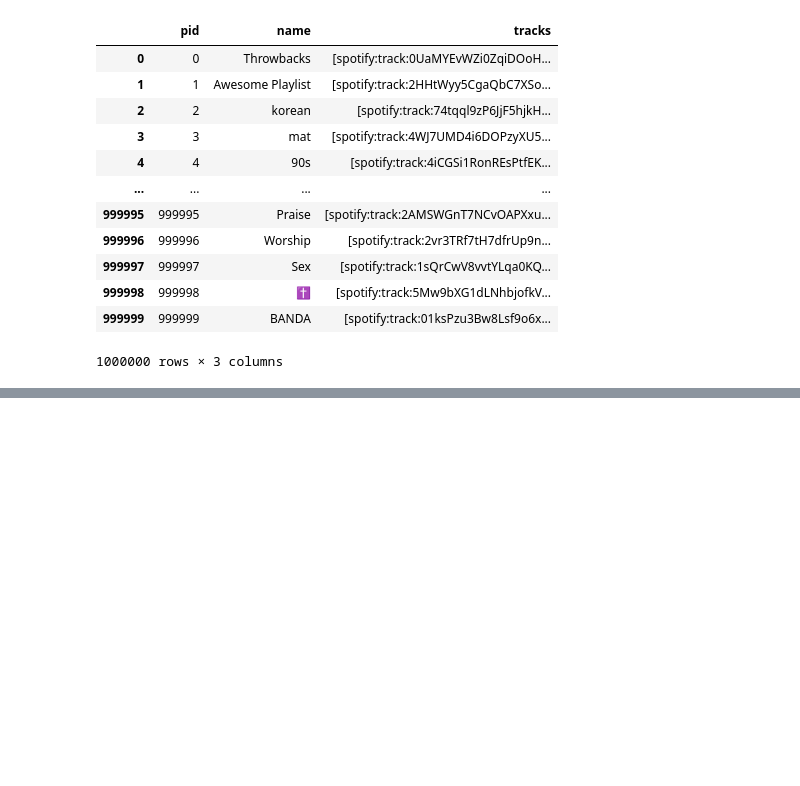
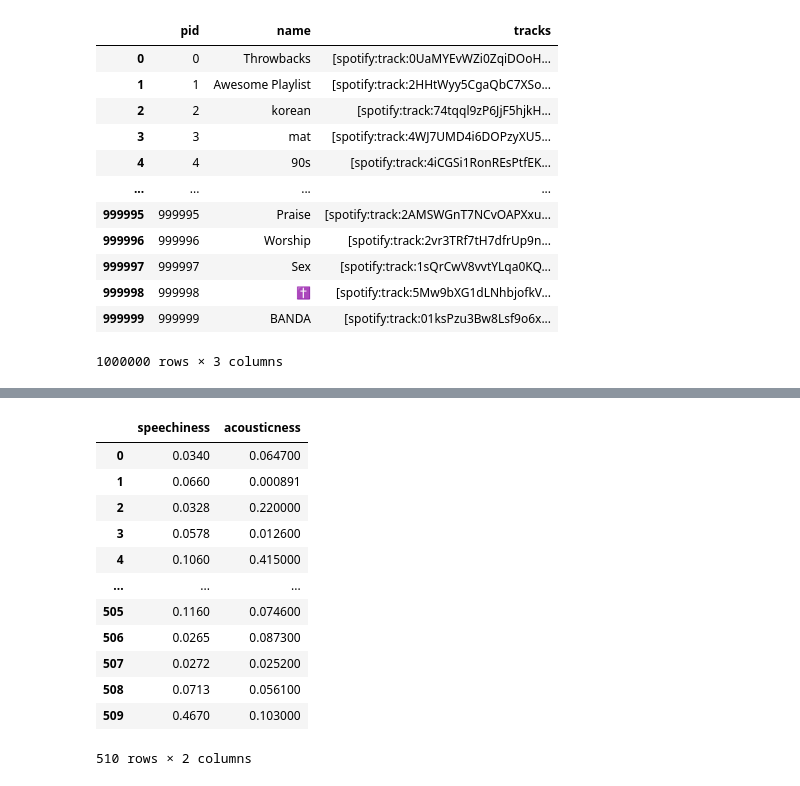
Before and after one commit to ksuoo/CSCI4022_Project, a Jupyter notebook: CSCI4022_Project_Final.ipynb, the cells around one changed output, grey strips where cells are left out. Cells and saved outputs as stored; diff of their text form; code cells hidden in the pictures; blank space fills up the shorter version.

```diff
--- a/CSCI4022_Project_Final.ipynb
+++ b/CSCI4022_Project_Final.ipynb
@@ -126,10 +239,11 @@ def get_k_similar_playlists(Msig, playlist_idx, k):
     sims = []
     for i in range(Msig.shape[1]):
         if i == playlist_idx:
-            sims.append(-1)
+            sims.append(0) # exclude itself from sims
         else:
-            sims.append(np.sum(Msig[:, playlist_idx] == Msig[:, i]) / Msig.shape[0])
+            sims.append(np.sum(Msig[:, playlist_idx] == Msig[:, i]) / nhash)
 
+    # get k most similar
     similar = {}
     for i in range(k):
         temp = np.argmax(sims)
@@ -328 +447,36 @@ The graph begins to plateau around k=4-6, so this many clusters would work well
+# %%
+def get_best_combination():
+    indices = [0, 1, 2, 3, 4, 5]
+    min_dist = np.inf
+    best_features = None
+
+    for k in range(2, 6):
+        feature_combinations = list(combinations(indices, k))
+        for c in feature_combinations:
+            c = list(c)
+            temp = dat1.iloc[:, c]
+            pmi, mu, sig, p, d = GMM(temp, 6, len(c))
+            if d < min_dist:
+                min_dist = d
+                best_features = c
+
+    return min_dist, best_features
+
+min_error, best_features = get_best_combination()
+dat2 = dat1.iloc[:, best_features]
+dat2 # lowest mean dist features
+# %% [output]
+|  | speechiness | acousticness |
+| 0 | 0.0340 | 0.064700 |
+| 1 | 0.0660 | 0.000891 |
+| 2 | 0.0328 | 0.220000 |
+| 3 | 0.0578 | 0.012600 |
+| 4 | 0.1060 | 0.415000 |
+| ... | ... | ... |
+| 505 | 0.1160 | 0.074600 |
+| 506 | 0.0265 | 0.087300 |
+| 507 | 0.0272 | 0.025200 |
+| 508 | 0.0713 | 0.056100 |
+| 509 | 0.4670 | 0.103000 |
+510 rows × 2 columns
 # %%
```
Also changed, not shown: parts of 29 cells of this notebook.
